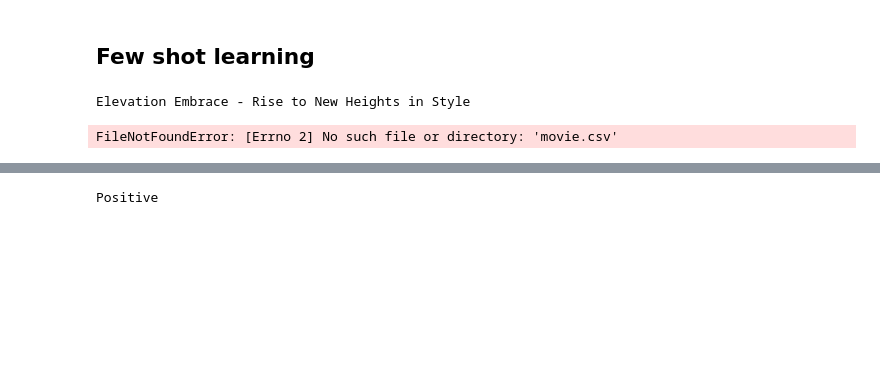
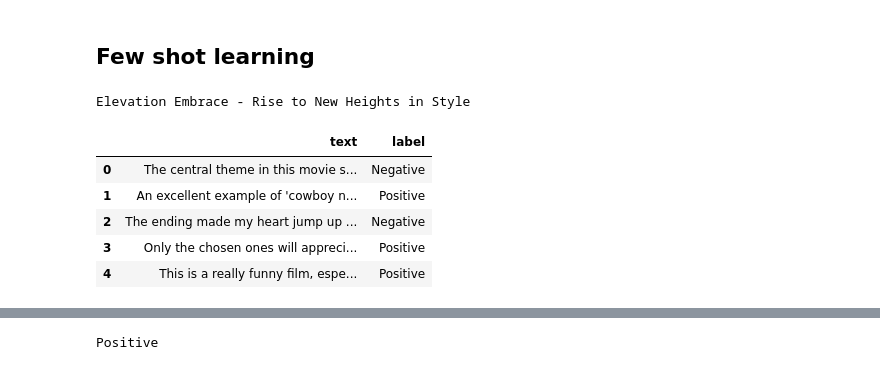
Before and after one commit to mlwallapop/llm-search-poc, a Jupyter notebook: notebooks/01 - Prompt Engineering.ipynb, the cells around one changed output, grey strips where cells are left out. Saved outputs shown, nothing was run; the diff lists cells and outputs as text; code cells hidden in the pictures; blank space fills up the shorter version.

```diff
--- a/notebooks/01 - Prompt Engineering.ipynb
+++ b/notebooks/01 - Prompt Engineering.ipynb
@@ -364,10 +367,16 @@ Elevation Embrace - Rise to New Heights in Style
 # %%
 import numpy as np
 import pandas as pd
 
-df = pd .read_csv('movie.csv', encoding='utf-8')
+# Find movie database
+df = pd.read_csv('./movie.csv', encoding='utf-8')
 df['label'] = df['label'].replace({0: 'Negative', 1: 'Positive'})
 df.head()
 # %% [output]
-FileNotFoundError: [Errno 2] No such file or directory: 'movie.csv'
+|  | text | label |
+| 0 | The central theme in this movie s... | Negative |
+| 1 | An excellent example of 'cowboy n... | Positive |
+| 2 | The ending made my heart jump up ... | Negative |
+| 3 | Only the chosen ones will appreci... | Positive |
+| 4 | This is a really funny film, espe... | Positive |
 # %%
```
Also changed, not shown: parts of 13 cells of this notebook, 2 other files.
